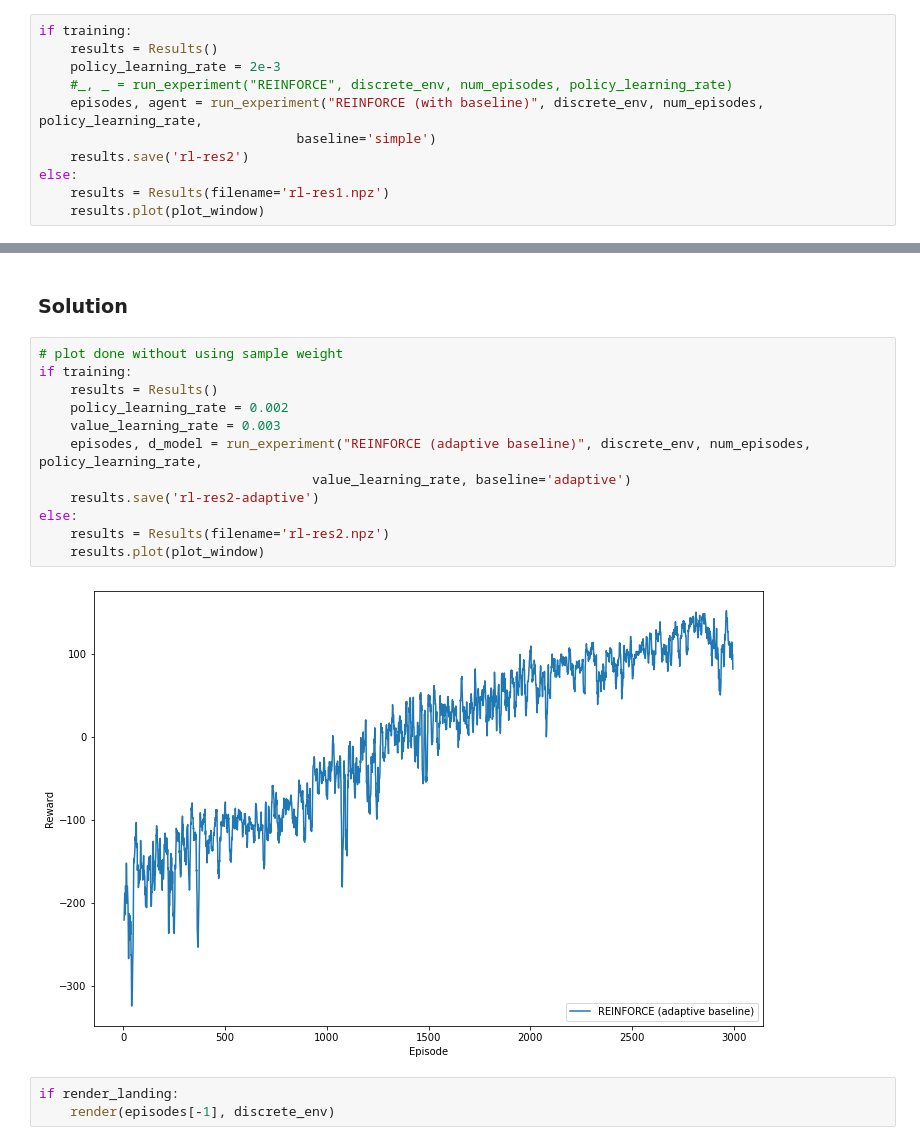
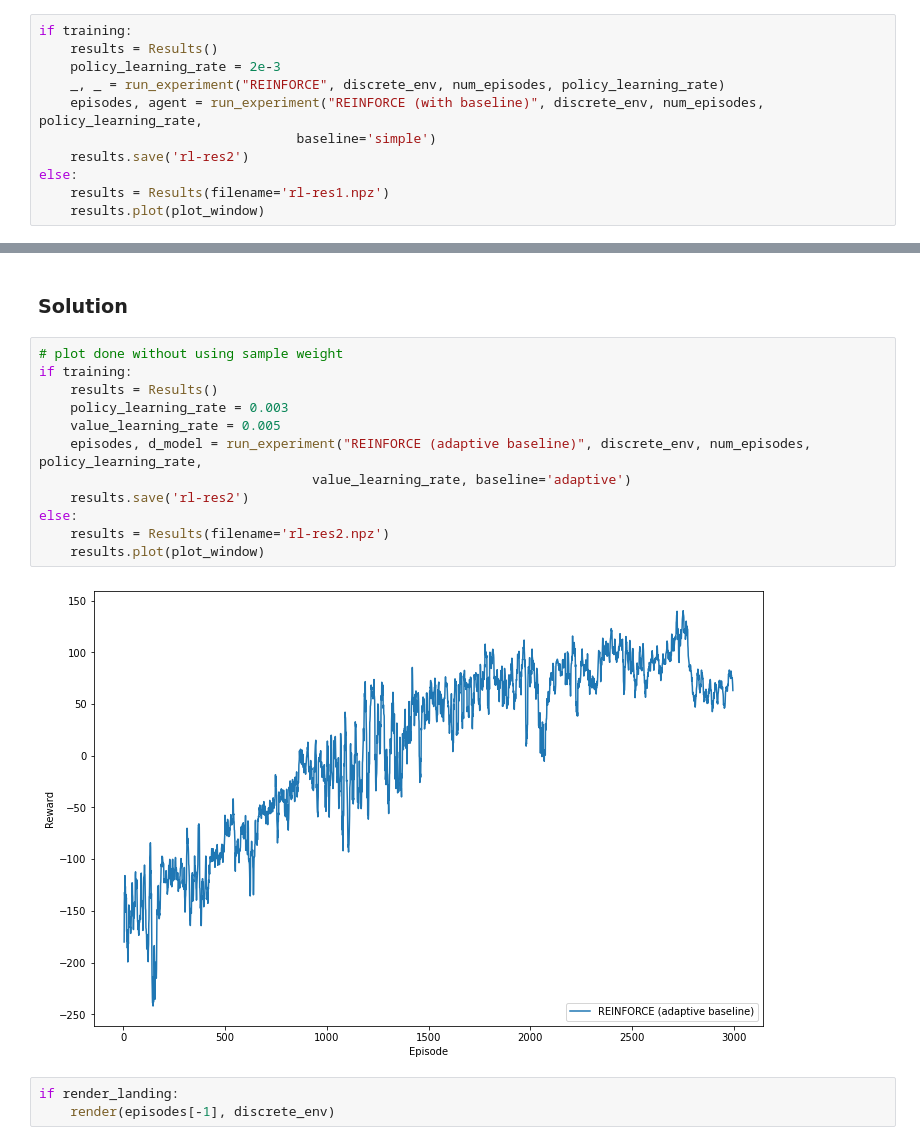
Before and after one commit to sylvainlugeon/rl_project, a Jupyter notebook: miniproject1.ipynb, the cells around one changed output, grey strips where cells are left out. Saved outputs shown, nothing was run; the diff lists cells and outputs as text.

```diff
--- a/miniproject1.ipynb
+++ b/miniproject1.ipynb
@@ -484,7 +484,7 @@ WARNING: Running any experiments with the same names (first argument in run_expe
 if training:
     results = Results()
     policy_learning_rate = 2e-3
-    #_, _ = run_experiment("REINFORCE", discrete_env, num_episodes, policy_learning_rate)
+    _, _ = run_experiment("REINFORCE", discrete_env, num_episodes, policy_learning_rate)
     episodes, agent = run_experiment("REINFORCE (with baseline)", discrete_env, num_episodes, policy_learning_rate,
                                  baseline='simple')
     results.save('rl-res2')
@@ -525,17 +525,17 @@ TECHNICAL NOTE: Some textbooks may refer to this approach as "Actor-Critic", whe
 # %%
 # plot done without using sample weight
 if training:
     results = Results()
-    policy_learning_rate = 0.002
-    value_learning_rate = 0.003
+    policy_learning_rate = 0.003
+    value_learning_rate = 0.005
     episodes, d_model = run_experiment("REINFORCE (adaptive baseline)", discrete_env, num_episodes, policy_learning_rate,
                                    value_learning_rate, baseline='adaptive')
-    results.save('rl-res2-adaptive')
+    results.save('rl-res2')
 else:
     results = Results(filename='rl-res2.npz')
     results.plot(plot_window)
 # %% [output]
-[figure, old version]
+[figure, new version]
 # %%
 if render_landing:
     render(episodes[-1], discrete_env)
```
Also changed, not shown: parts of 14 cells of this notebook.
